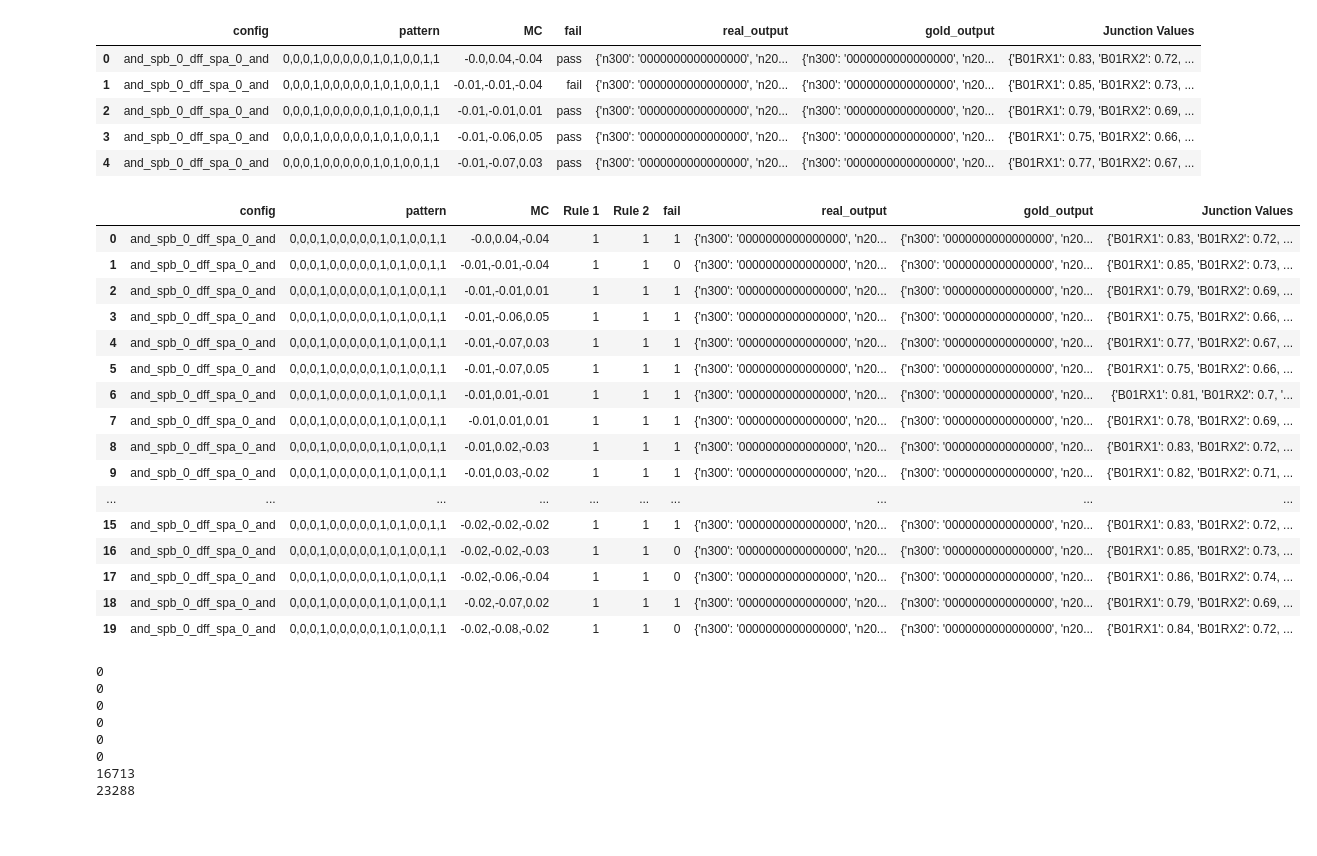
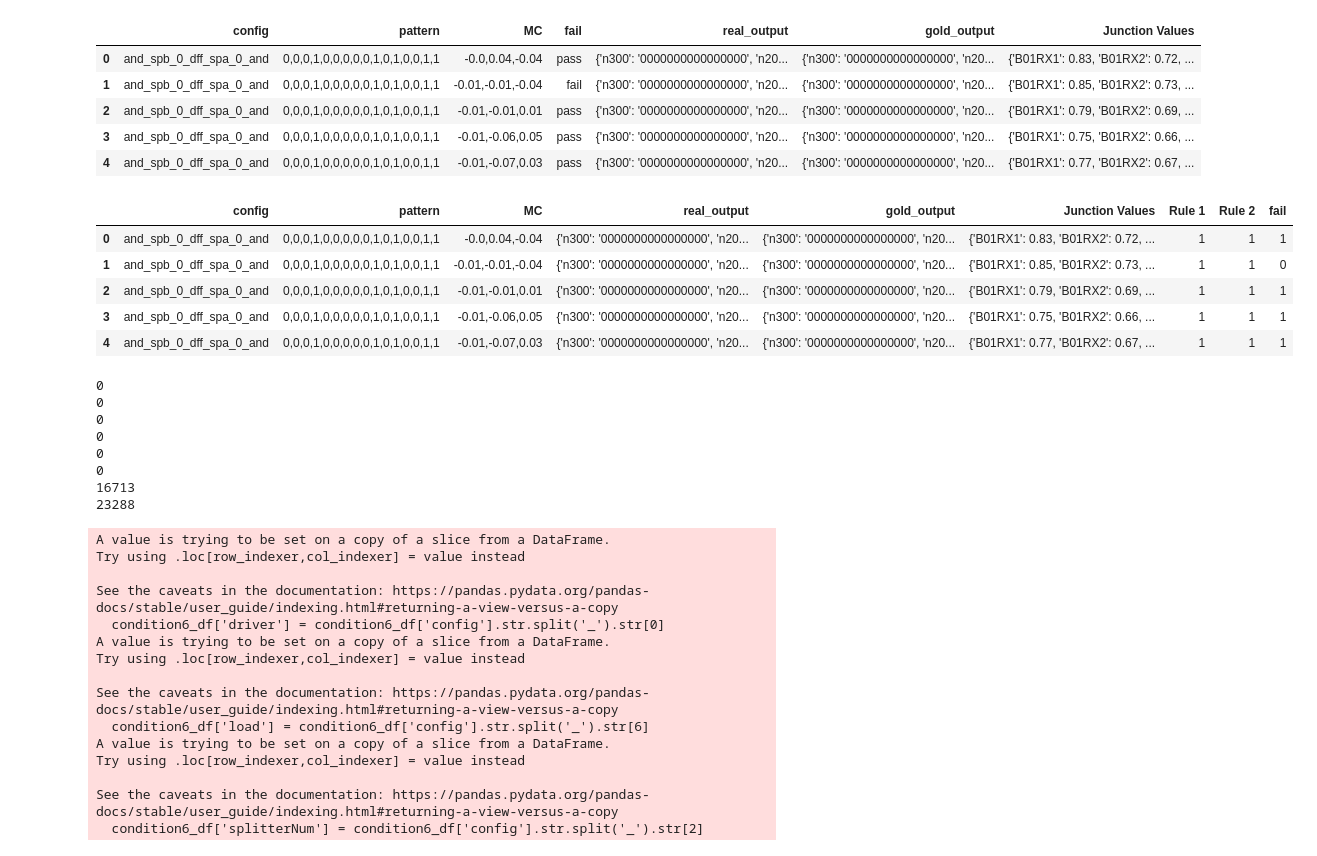
Before and after one commit to carrienlei/RSFQ_2, a Jupyter notebook: RSFQ_2.ipynb, the cells around one changed output. Cells and saved outputs as stored; diff of their text form; code cells hidden in the pictures; blank space fills up the shorter version.

```diff
--- a/RSFQ_2.ipynb
+++ b/RSFQ_2.ipynb
@@ -30,47 +29,33 @@ df.head()
 # %%
 # Rule 1: Initial Bias is between 60%-80%.
 # Rule 2: Junction 4 bias <55%.
 
 
 # Create rule 1, rule 2, pass/fail truth table.
 for val in df['Junction Values']:
     val = eval(str(val))
     if 0.6 <= (val['B01RX1']) <= 0.8:
         df['Rule 1'] = 1
     else:
         df['Rule 1'] = 0
     if val['B4'] <0.55:
         df['Rule 2'] = 1
     else:
         df['Rule 2'] = 0
 
 columns = df.columns.tolist()
 columns.append(columns.pop(3))
 df["fail"] = df["fail"].replace({"pass": 1, "fail": 0})
 df = df[columns]
 
-df.head(20)
-
-# condition6 = (df[['Rule 1', 'Rule 2', 'fail']] == [1, 1, 0])
-# print(df[condition6])
+df.head()
 # %% [output]
-|  | config | pattern | MC | Rule 1 | Rule 2 | fail | real_output | gold_output | Junction Values |
-| 0 | and_spb_0_dff_spa_0_and | 0,0,0,1,0,0,0,0,0,1,0,1,0,0,1,1 | -0.0,0.04,-0.04 | 1 | 1 | 1 | {'n300': '0000000000000000', 'n20... | {'n300': '0000000000000000', 'n20... | {'B01RX1': 0.83, 'B01RX2': 0.72, ... |
-| 1 | and_spb_0_dff_spa_0_and | 0,0,0,1,0,0,0,0,0,1,0,1,0,0,1,1 | -0.01,-0.01,-0.04 | 1 | 1 | 0 | {'n300': '0000000000000000', 'n20... | {'n300': '0000000000000000', 'n20... | {'B01RX1': 0.85, 'B01RX2': 0.73, ... |
-| 2 | and_spb_0_dff_spa_0_and | 0,0,0,1,0,0,0,0,0,1,0,1,0,0,1,1 | -0.01,-0.01,0.01 | 1 | 1 | 1 | {'n300': '0000000000000000', 'n20... | {'n300': '0000000000000000', 'n20... | {'B01RX1': 0.79, 'B01RX2': 0.69, ... |
-| 3 | and_spb_0_dff_spa_0_and | 0,0,0,1,0,0,0,0,0,1,0,1,0,0,1,1 | -0.01,-0.06,0.05 | 1 | 1 | 1 | {'n300': '0000000000000000', 'n20... | {'n300': '0000000000000000', 'n20... | {'B01RX1': 0.75, 'B01RX2': 0.66, ... |
-| 4 | and_spb_0_dff_spa_0_and | 0,0,0,1,0,0,0,0,0,1,0,1,0,0,1,1 | -0.01,-0.07,0.03 | 1 | 1 | 1 | {'n300': '0000000000000000', 'n20... | {'n300': '0000000000000000', 'n20... | {'B01RX1': 0.77, 'B01RX2': 0.67, ... |
-| 5 | and_spb_0_dff_spa_0_and | 0,0,0,1,0,0,0,0,0,1,0,1,0,0,1,1 | -0.01,-0.07,0.05 | 1 | 1 | 1 | {'n300': '0000000000000000', 'n20... | {'n300': '0000000000000000', 'n20... | {'B01RX1': 0.75, 'B01RX2': 0.66, ... |
-| 6 | and_spb_0_dff_spa_0_and | 0,0,0,1,0,0,0,0,0,1,0,1,0,0,1,1 | -0.01,0.01,-0.01 | 1 | 1 | 1 | {'n300': '0000000000000000', 'n20... | {'n300': '0000000000000000', 'n20... | {'B01RX1': 0.81, 'B01RX2': 0.7, '... |
-| 7 | and_spb_0_dff_spa_0_and | 0,0,0,1,0,0,0,0,0,1,0,1,0,0,1,1 | -0.01,0.01,0.01 | 1 | 1 | 1 | {'n300': '0000000000000000', 'n20... | {'n300': '0000000000000000', 'n20... | {'B01RX1': 0.78, 'B01RX2': 0.69, ... |
-| 8 | and_spb_0_dff_spa_0_and | 0,0,0,1,0,0,0,0,0,1,0,1,0,0,1,1 | -0.01,0.02,-0.03 | 1 | 1 | 1 | {'n300': '0000000000000000', 'n20... | {'n300': '0000000000000000', 'n20... | {'B01RX1': 0.83, 'B01RX2': 0.72, ... |
-| 9 | and_spb_0_dff_spa_0_and | 0,0,0,1,0,0,0,0,0,1,0,1,0,0,1,1 | -0.01,0.03,-0.02 | 1 | 1 | 1 | {'n300': '0000000000000000', 'n20... | {'n300': '0000000000000000', 'n20... | {'B01RX1': 0.82, 'B01RX2': 0.71, ... |
-| ... | ... | ... | ... | ... | ... | ... | ... | ... | ... |
-| 15 | and_spb_0_dff_spa_0_and | 0,0,0,1,0,0,0,0,0,1,0,1,0,0,1,1 | -0.02,-0.02,-0.02 | 1 | 1 | 1 | {'n300': '0000000000000000', 'n20... | {'n300': '0000000000000000', 'n20... | {'B01RX1': 0.83, 'B01RX2': 0.72, ... |
-| 16 | and_spb_0_dff_spa_0_and | 0,0,0,1,0,0,0,0,0,1,0,1,0,0,1,1 | -0.02,-0.02,-0.03 | 1 | 1 | 0 | {'n300': '0000000000000000', 'n20... | {'n300': '0000000000000000', 'n20... | {'B01RX1': 0.85, 'B01RX2': 0.73, ... |
-| 17 | and_spb_0_dff_spa_0_and | 0,0,0,1,0,0,0,0,0,1,0,1,0,0,1,1 | -0.02,-0.06,-0.04 | 1 | 1 | 0 | {'n300': '0000000000000000', 'n20... | {'n300': '0000000000000000', 'n20... | {'B01RX1': 0.86, 'B01RX2': 0.74, ... |
-| 18 | and_spb_0_dff_spa_0_and | 0,0,0,1,0,0,0,0,0,1,0,1,0,0,1,1 | -0.02,-0.07,0.02 | 1 | 1 | 1 | {'n300': '0000000000000000', 'n20... | {'n300': '0000000000000000', 'n20... | {'B01RX1': 0.79, 'B01RX2': 0.69, ... |
-| 19 | and_spb_0_dff_spa_0_and | 0,0,0,1,0,0,0,0,0,1,0,1,0,0,1,1 | -0.02,-0.08,-0.02 | 1 | 1 | 0 | {'n300': '0000000000000000', 'n20... | {'n300': '0000000000000000', 'n20... | {'B01RX1': 0.84, 'B01RX2': 0.72, ... |
+|  | config | pattern | MC | real_output | gold_output | Junction Values | Rule 1 | Rule 2 | fail |
+| 0 | and_spb_0_dff_spa_0_and | 0,0,0,1,0,0,0,0,0,1,0,1,0,0,1,1 | -0.0,0.04,-0.04 | {'n300': '0000000000000000', 'n20... | {'n300': '0000000000000000', 'n20... | {'B01RX1': 0.83, 'B01RX2': 0.72, ... | 1 | 1 | 1 |
+| 1 | and_spb_0_dff_spa_0_and | 0,0,0,1,0,0,0,0,0,1,0,1,0,0,1,1 | -0.01,-0.01,-0.04 | {'n300': '0000000000000000', 'n20... | {'n300': '0000000000000000', 'n20... | {'B01RX1': 0.85, 'B01RX2': 0.73, ... | 1 | 1 | 0 |
+| 2 | and_spb_0_dff_spa_0_and | 0,0,0,1,0,0,0,0,0,1,0,1,0,0,1,1 | -0.01,-0.01,0.01 | {'n300': '0000000000000000', 'n20... | {'n300': '0000000000000000', 'n20... | {'B01RX1': 0.79, 'B01RX2': 0.69, ... | 1 | 1 | 1 |
+| 3 | and_spb_0_dff_spa_0_and | 0,0,0,1,0,0,0,0,0,1,0,1,0,0,1,1 | -0.01,-0.06,0.05 | {'n300': '0000000000000000', 'n20... | {'n300': '0000000000000000', 'n20... | {'B01RX1': 0.75, 'B01RX2': 0.66, ... | 1 | 1 | 1 |
+| 4 | and_spb_0_dff_spa_0_and | 0,0,0,1,0,0,0,0,0,1,0,1,0,0,1,1 | -0.01,-0.07,0.03 | {'n300': '0000000000000000', 'n20... | {'n300': '0000000000000000', 'n20... | {'B01RX1': 0.77, 'B01RX2': 0.67, ... | 1 | 1 | 1 |
 # %%
 # Create buckets.
 condition0 = (df[['Rule 1', 'Rule 2', 'fail']] == [0, 0, 0]).all(axis=1)
@@ -113,3 +98,23 @@ print(len(condition7_df))
 0
 16713
 23288
+# %%
+condition6_df['driver'] = condition6_df['config'].str.split('_').str[0]
+condition6_df['load'] = condition6_df['config'].str.split('_').str[6]
+condition6_df['splitterNum'] = condition6_df['config'].str.split('_').str[2]
+# %% [output]
+A value is trying to be set on a copy of a slice from a DataFrame.
+Try using .loc[row_indexer,col_indexer] = value instead
+
+See the caveats in the documentation: https://pandas.pydata.org/pandas-docs/stable/user_guide/indexing.html#returning-a-view-versus-a-copy
+  condition6_df['driver'] = condition6_df['config'].str.split('_').str[0]
+A value is trying to be set on a copy of a slice from a DataFrame.
+Try using .loc[row_indexer,col_indexer] = value instead
+
+See the caveats in the documentation: https://pandas.pydata.org/pandas-docs/stable/user_guide/indexing.html#returning-a-view-versus-a-copy
+  condition6_df['load'] = condition6_df['config'].str.split('_').str[6]
+A value is trying to be set on a copy of a slice from a DataFrame.
+Try using .loc[row_indexer,col_indexer] = value instead
+
+See the caveats in the documentation: https://pandas.pydata.org/pandas-docs/stable/user_guide/indexing.html#returning-a-view-versus-a-copy
+  condition6_df['splitterNum'] = condition6_df['config'].str.split('_').str[2]
```
Also changed, not shown: parts of 3 cells of this notebook.
